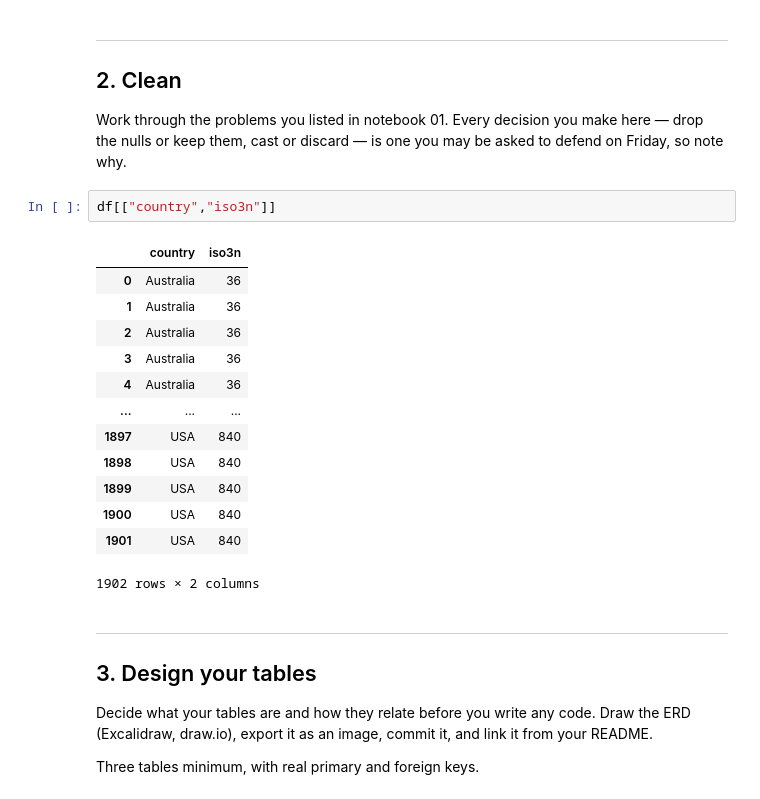
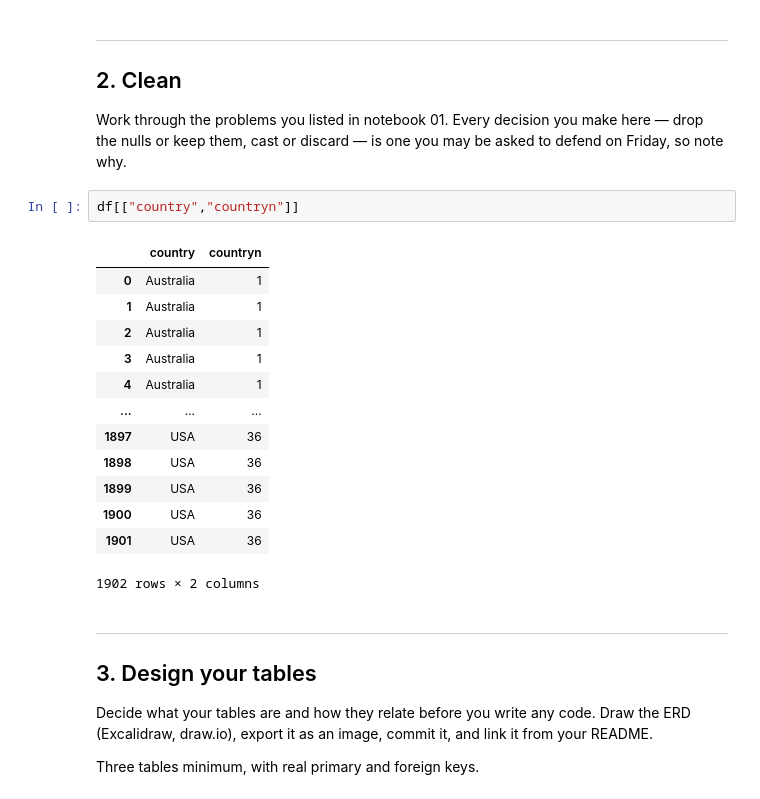
Before and after one commit to rekha-cyber/rekha_branch, a Jupyter notebook: notebooks/02_processing.ipynb, the cells around one changed output. Drawn from its saved outputs; the diff is of its cells as text.

```diff
--- a/notebooks/02_processing.ipynb
+++ b/notebooks/02_processing.ipynb
@@ -54,20 +54,20 @@ df.head()
 
 Work through the problems you listed in notebook 01. Every decision you make here — drop the nulls or keep them, cast or discard — is one you may be asked to defend on Friday, so note why.
 # %%
-df[["country","iso3n"]]
+df[["country","countryn"]]
 # %% [output]
-|  | country | iso3n |
-| 0 | Australia | 36 |
-| 1 | Australia | 36 |
-| 2 | Australia | 36 |
-| 3 | Australia | 36 |
-| 4 | Australia | 36 |
+|  | country | countryn |
+| 0 | Australia | 1 |
+| 1 | Australia | 1 |
+| 2 | Australia | 1 |
+| 3 | Australia | 1 |
+| 4 | Australia | 1 |
 | ... | ... | ... |
-| 1897 | USA | 840 |
-| 1898 | USA | 840 |
-| 1899 | USA | 840 |
-| 1900 | USA | 840 |
-| 1901 | USA | 840 |
+| 1897 | USA | 36 |
+| 1898 | USA | 36 |
+| 1899 | USA | 36 |
+| 1900 | USA | 36 |
+| 1901 | USA | 36 |
 1902 rows × 2 columns
 # %% [markdown]
 ---
```
Also changed, not shown: 1 other file.
